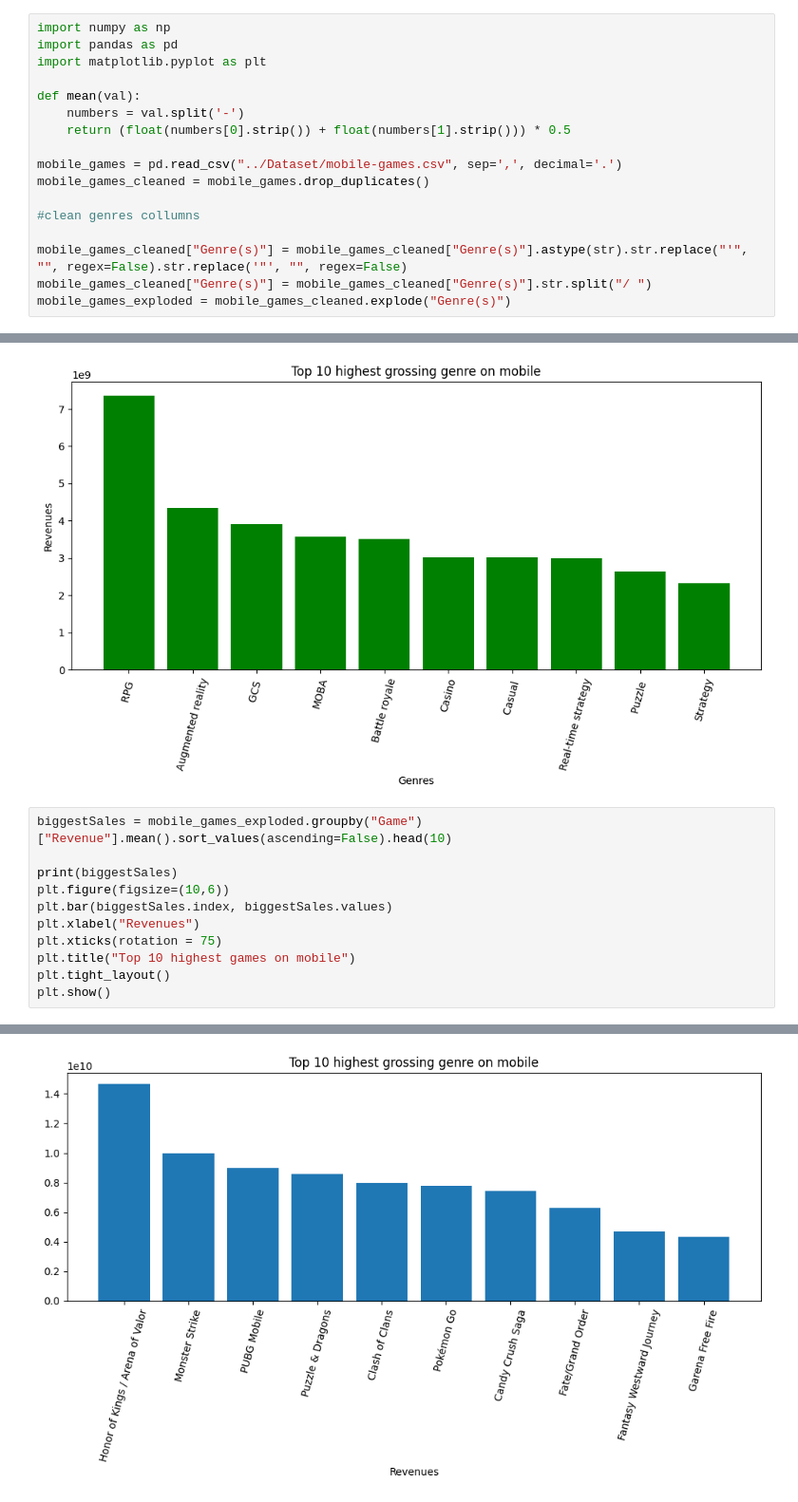
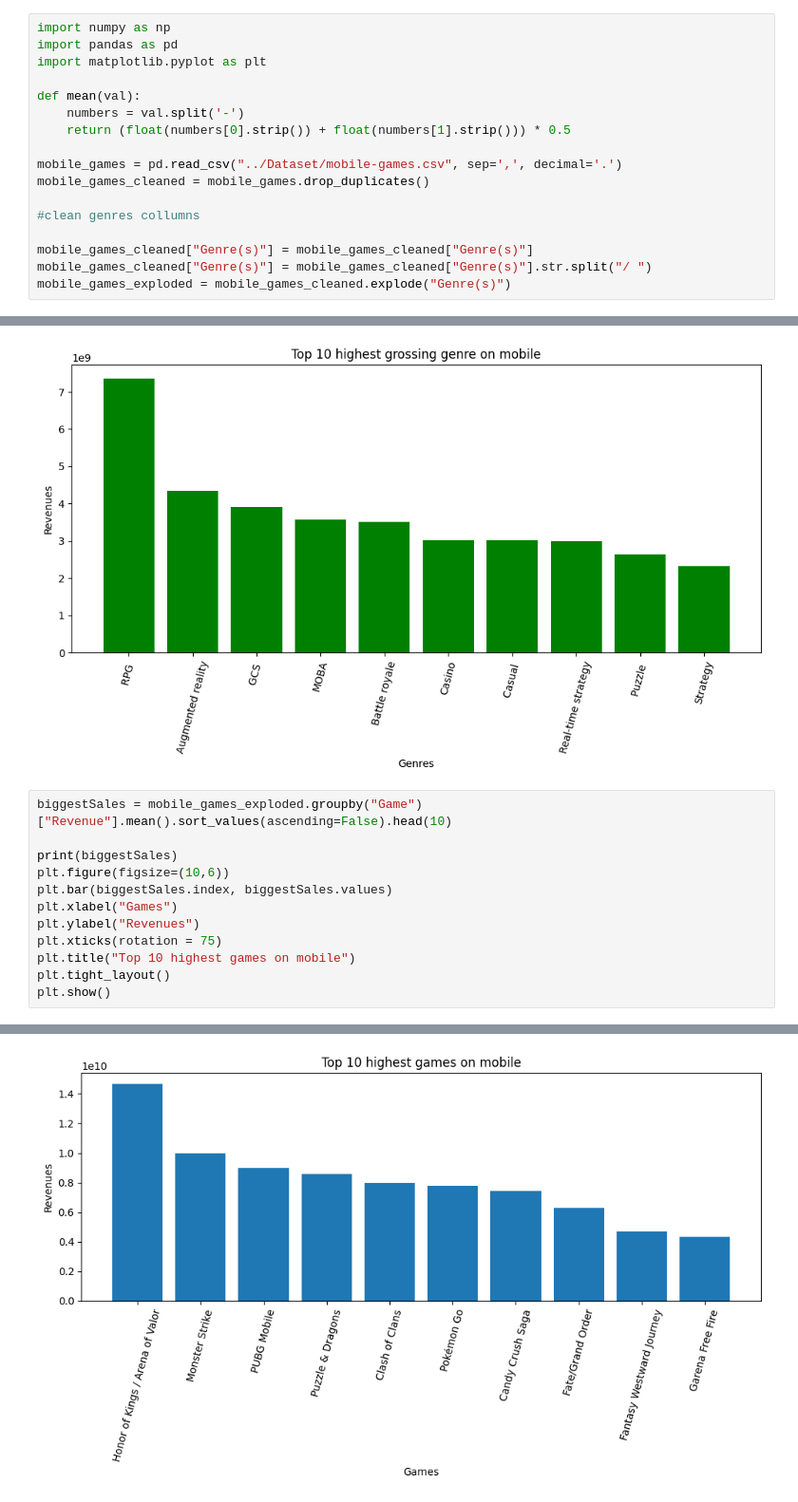
Before and after one commit to StarlaToR/DataScience, a Jupyter notebook: Notebooks/MobileGames.ipynb, the cells around one changed output, grey strips where cells are left out. Shown at 95% size. Drawn from its saved outputs; the diff is of its cells as text.

Commit message:
Update mobile games notebook

```diff
--- a/Notebooks/MobileGames.ipynb
+++ b/Notebooks/MobileGames.ipynb
@@ -16,7 +16,7 @@ mobile_games_cleaned = mobile_games.drop_duplicates()
 
 #clean genres collumns
 
-mobile_games_cleaned["Genre(s)"] = mobile_games_cleaned["Genre(s)"].astype(str).str.replace("'", "", regex=False).str.replace('"', "", regex=False)
+mobile_games_cleaned["Genre(s)"] = mobile_games_cleaned["Genre(s)"]
 mobile_games_cleaned["Genre(s)"] = mobile_games_cleaned["Genre(s)"].str.split("/ ")
 mobile_games_exploded = mobile_games_cleaned.explode("Genre(s)")
 # %% [markdown]
@@ -37,25 +37,26 @@ plt.show()
 # %%
 biggestSales = mobile_games_exploded.groupby("Game")["Revenue"].mean().sort_values(ascending=False).head(10)
 
 print(biggestSales)
 plt.figure(figsize=(10,6))
 plt.bar(biggestSales.index, biggestSales.values)
-plt.xlabel("Revenues")
+plt.xlabel("Games")
+plt.ylabel("Revenues")
 plt.xticks(rotation = 75)
 plt.title("Top 10 highest games on mobile")
 plt.tight_layout()
 plt.show()
 # %% [output]
 Game
 Honor of Kings / Arena of Valor    1.466750e+10
 Monster Strike                     1.000000e+10
 PUBG Mobile                        9.000000e+09
 Puzzle & Dragons                   8.578340e+09
 Clash of Clans                     8.000000e+09
 Pokémon Go                         7.760000e+09
 Candy Crush Saga                   7.456000e+09
 Fate/Grand Order                   6.300000e+09
 Fantasy Westward Journey           4.700000e+09
 Garena Free Fire                   4.330000e+09
 Name: Revenue, dtype: float64
-[figure, old version]
+[figure, new version]
```
